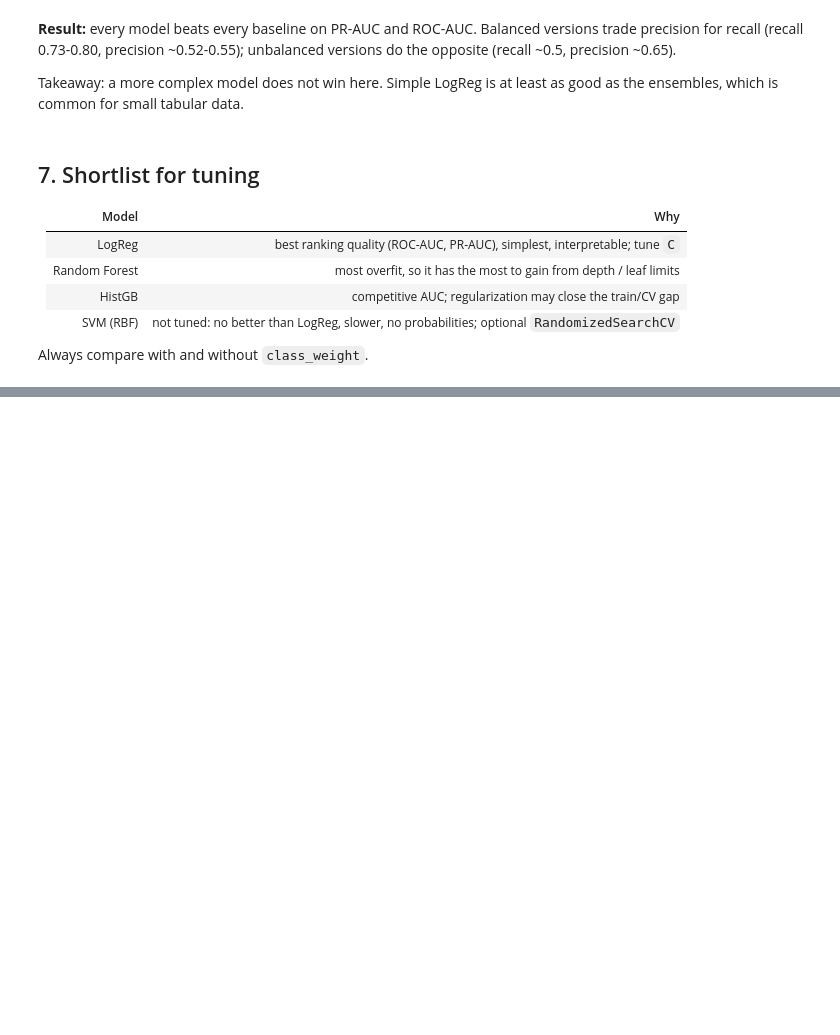
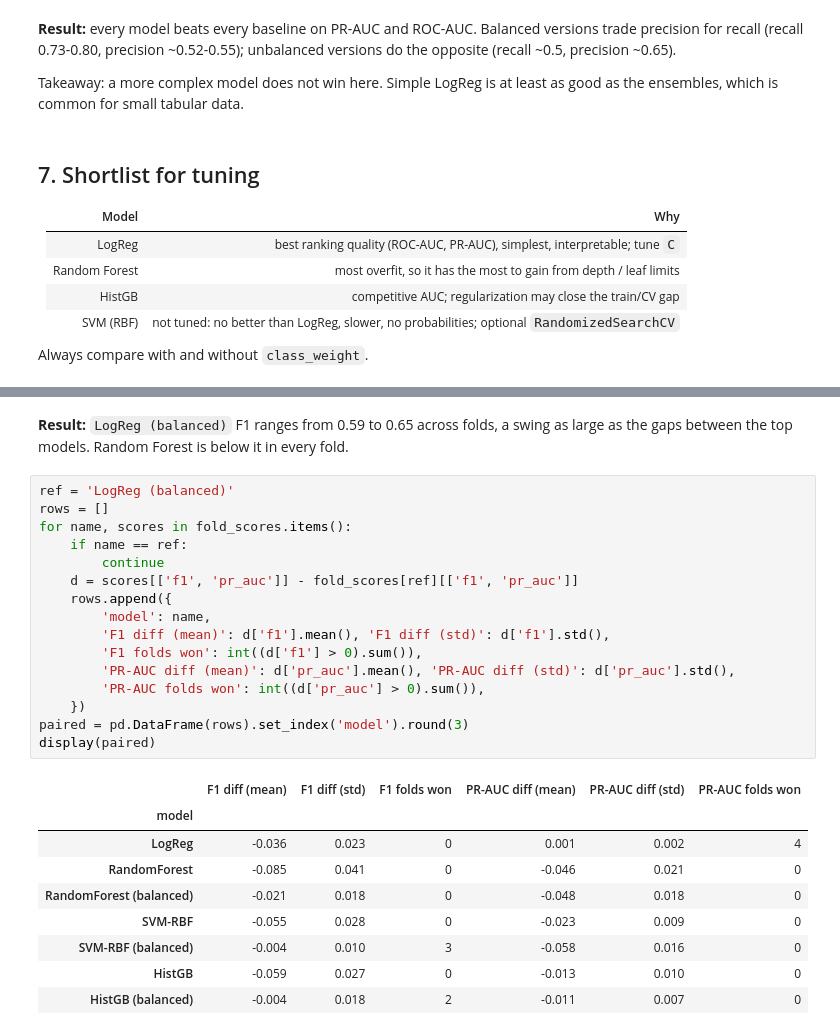
Before and after one commit to Sheyda-Fathi/customer-churn-prediction, a Jupyter notebook: notebooks/03_modeling.ipynb, the cells around one changed output, grey strips where cells are left out. Cells and saved outputs as stored; diff of their text form; blank space fills up the shorter version.

```diff
--- a/notebooks/03_modeling.ipynb
+++ b/notebooks/03_modeling.ipynb
@@ -266,0 +295,28 @@ Always compare with and without `class_weight`.
+# %% [markdown]
+**Result:** `LogReg (balanced)` F1 ranges from 0.59 to 0.65 across folds, a swing as large as the gaps between the top models. Random Forest is below it in every fold.
+# %%
+ref = 'LogReg (balanced)'
+rows = []
+for name, scores in fold_scores.items():
+    if name == ref:
+        continue
+    d = scores[['f1', 'pr_auc']] - fold_scores[ref][['f1', 'pr_auc']]
+    rows.append({
+        'model': name,
+        'F1 diff (mean)': d['f1'].mean(), 'F1 diff (std)': d['f1'].std(),
+        'F1 folds won': int((d['f1'] > 0).sum()),
+        'PR-AUC diff (mean)': d['pr_auc'].mean(), 'PR-AUC diff (std)': d['pr_auc'].std(),
+        'PR-AUC folds won': int((d['pr_auc'] > 0).sum()),
+    })
+paired = pd.DataFrame(rows).set_index('model').round(3)
+display(paired)
+# %% [output]
+|  | F1 diff (mean) | F1 diff (std) | F1 folds won | PR-AUC diff (mean) | PR-AUC diff (std) | PR-AUC folds won |
+| model |  |  |  |  |  |  |
+| LogReg | -0.036 | 0.023 | 0 | 0.001 | 0.002 | 4 |
+| RandomForest | -0.085 | 0.041 | 0 | -0.046 | 0.021 | 0 |
+| RandomForest (balanced) | -0.021 | 0.018 | 0 | -0.048 | 0.018 | 0 |
+| SVM-RBF | -0.055 | 0.028 | 0 | -0.023 | 0.009 | 0 |
+| SVM-RBF (balanced) | -0.004 | 0.010 | 3 | -0.058 | 0.016 | 0 |
+| HistGB | -0.059 | 0.027 | 0 | -0.013 | 0.010 | 0 |
+| HistGB (balanced) | -0.004 | 0.018 | 2 | -0.011 | 0.007 | 0 |
```
Also changed, not shown: parts of 14 cells of this notebook, 8 other files.
